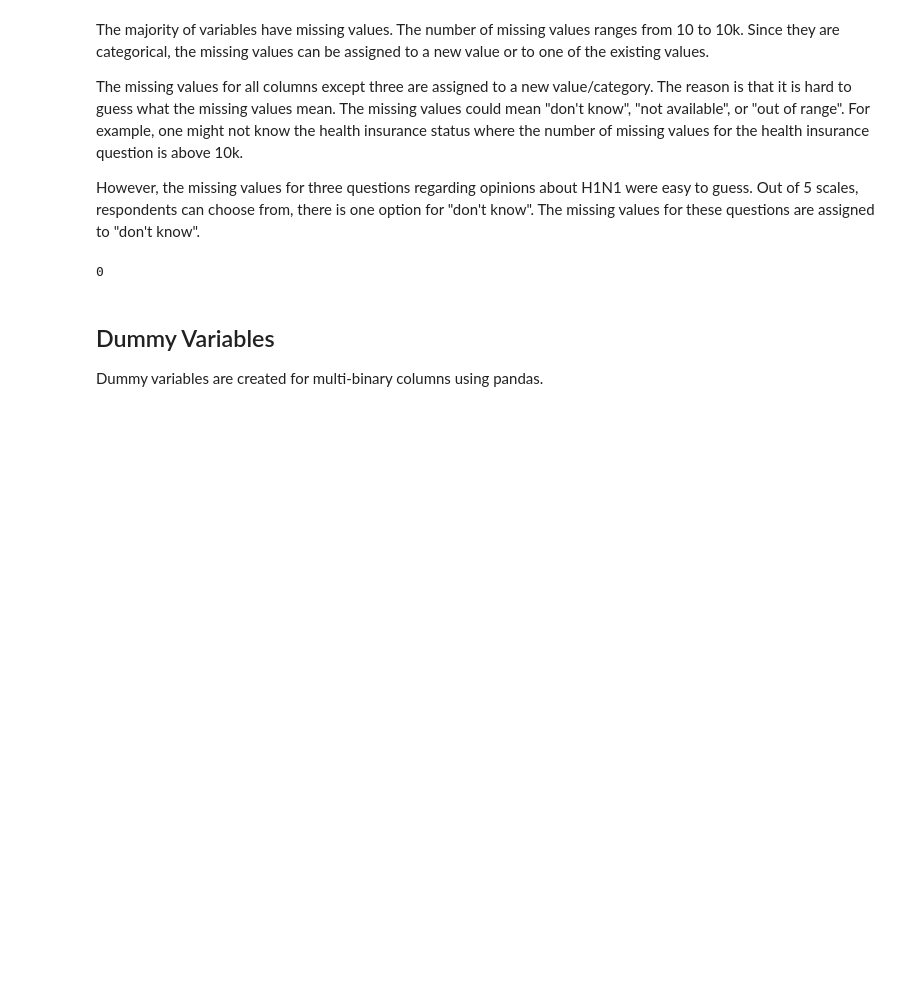
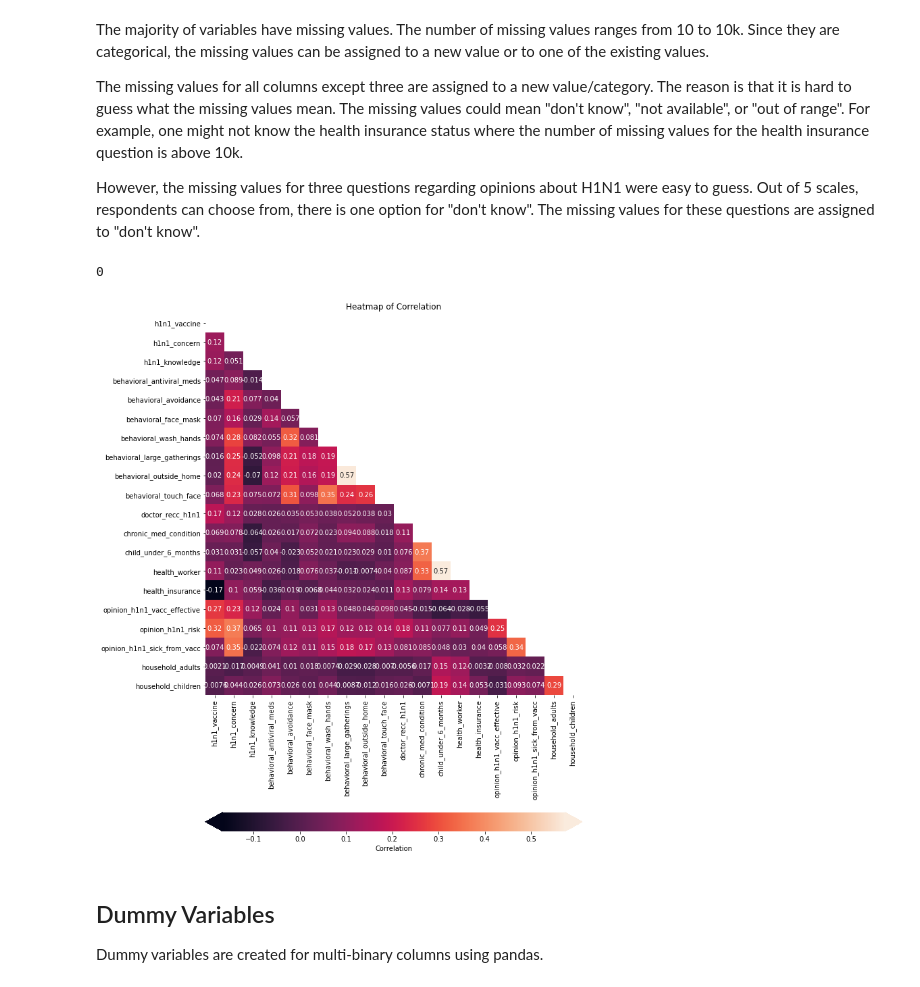
Before and after one commit to ddjh20482/vaccination_analysis, a Jupyter notebook: Vaccination_Analysis.ipynb, the cells around one changed output. Drawn from its saved outputs; the diff is of its cells as text; code cells hidden in the pictures; blank space fills up the shorter version.

```diff
--- a/Vaccination_Analysis.ipynb
+++ b/Vaccination_Analysis.ipynb
@@ -95,13 +95,18 @@ The missing values for all columns except three are assigned to a new value/cate
 However, the missing values for three questions regarding opinions about H1N1 were easy to guess. Out of 5 scales, respondents can choose from, there is one option for "don't know". The missing values for these questions are assigned to "don't know".
 # %%
 # handling missing data
-X = dp.missing(all_data)
+X = dp.missing(all_data).copy()
 y = X.pop('h1n1_vaccine')
 # %%
 # missing value counts after handling missing values
 X.isna().sum().sum()
 # %% [output]
 0
+# %%
+# heat map
+viz.heat_map(y, X)
+# %% [output]
+[figure, added]
 # %% [markdown]
 ## Dummy Variables
 Dummy variables are created for multi-binary columns using pandas.
```
Also changed, not shown: parts of 11 cells of this notebook.
